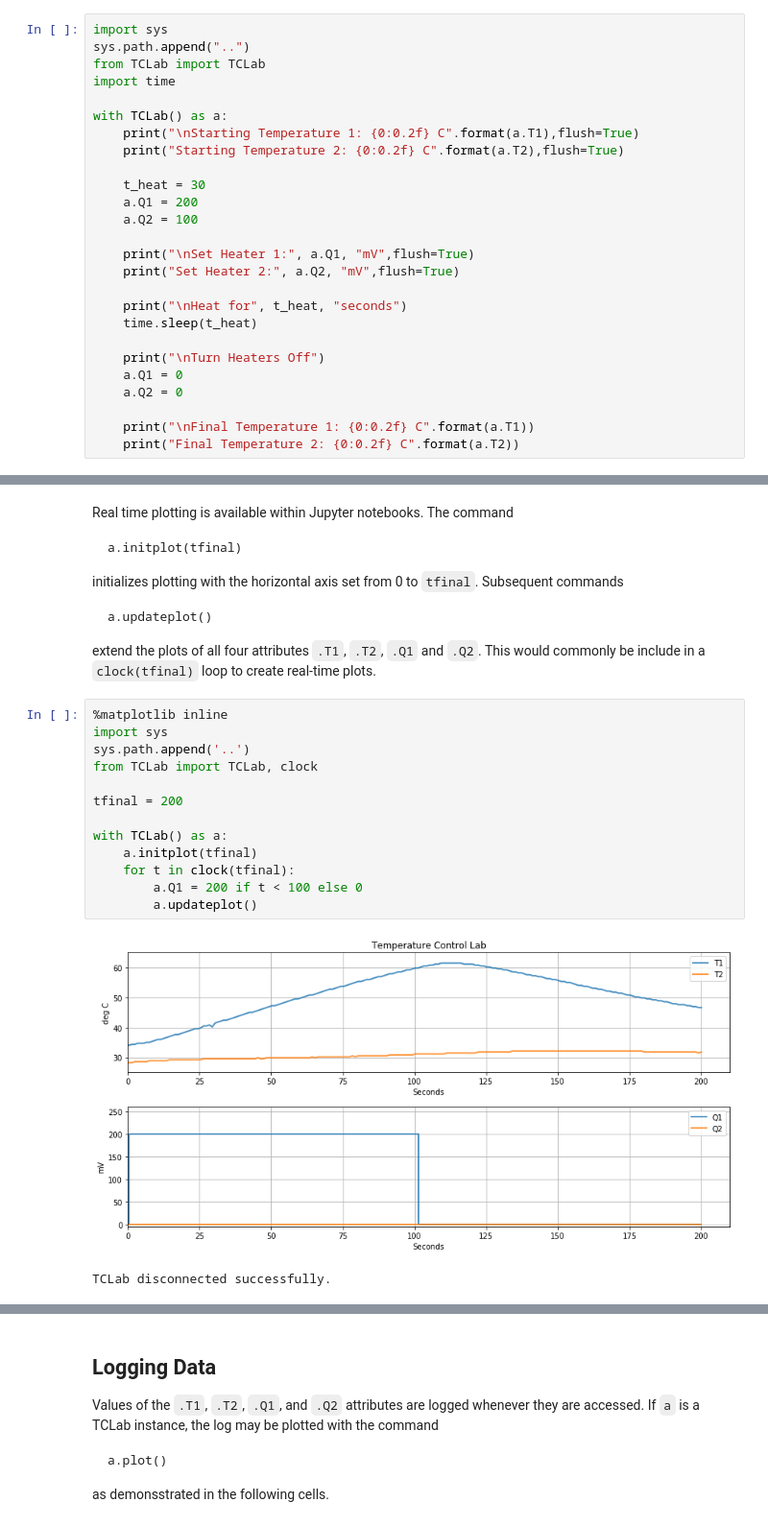
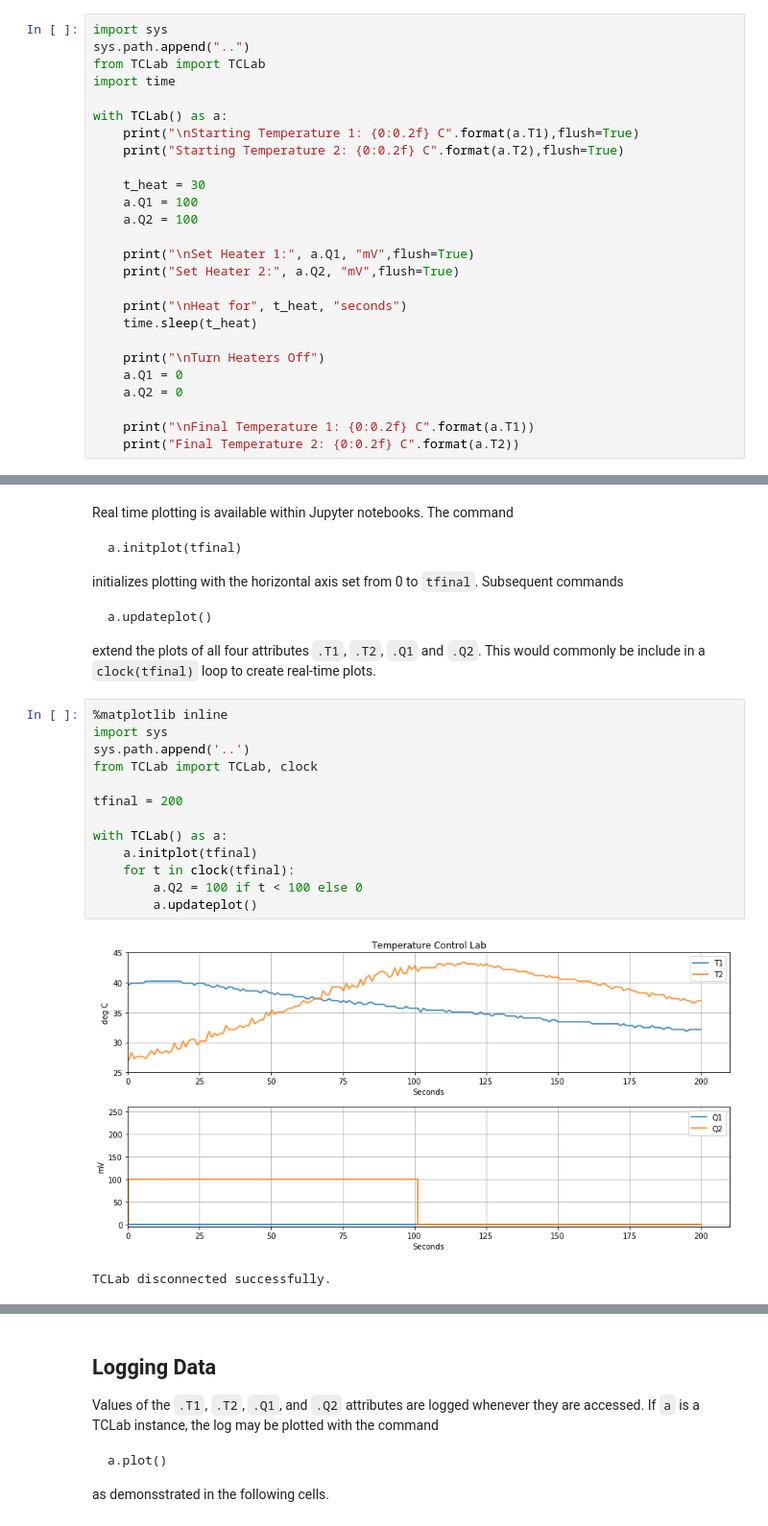
Before and after one commit to jckantor/TCLab, a Jupyter notebook: notebooks/0_TCLab_Overview.ipynb, the cells around one changed output, grey strips where cells are left out. Shown at 96% size. Drawn from its saved outputs; the diff is of its cells as text.

```diff
--- a/notebooks/0_TCLab_Overview.ipynb
+++ b/notebooks/0_TCLab_Overview.ipynb
@@ -83,7 +83,7 @@ with TCLab() as a:
     print("Starting Temperature 2: {0:0.2f} C".format(a.T2),flush=True)
 
     t_heat = 30
-    a.Q1 = 200
+    a.Q1 = 100
     a.Q2 = 100
 
     print("\nSet Heater 1:", a.Q1, "mV",flush=True)
@@ -180,16 +180,16 @@ extend the plots of all four attributes `.T1`, `.T2`, `.Q1` and `.Q2`. This woul
 # %%
 %matplotlib inline
 import sys
 sys.path.append('..')
 from TCLab import TCLab, clock
 
 tfinal = 200
 
 with TCLab() as a:
     a.initplot(tfinal)
     for t in clock(tfinal):
-        a.Q1 = 200 if t < 100 else 0
+        a.Q2 = 100 if t < 100 else 0
         a.updateplot()
 # %% [output]
-[figure, old version]
+[figure, new version]
 TCLab disconnected successfully.
```
Also changed, not shown: parts of 4 cells of this notebook, 1 other file.
